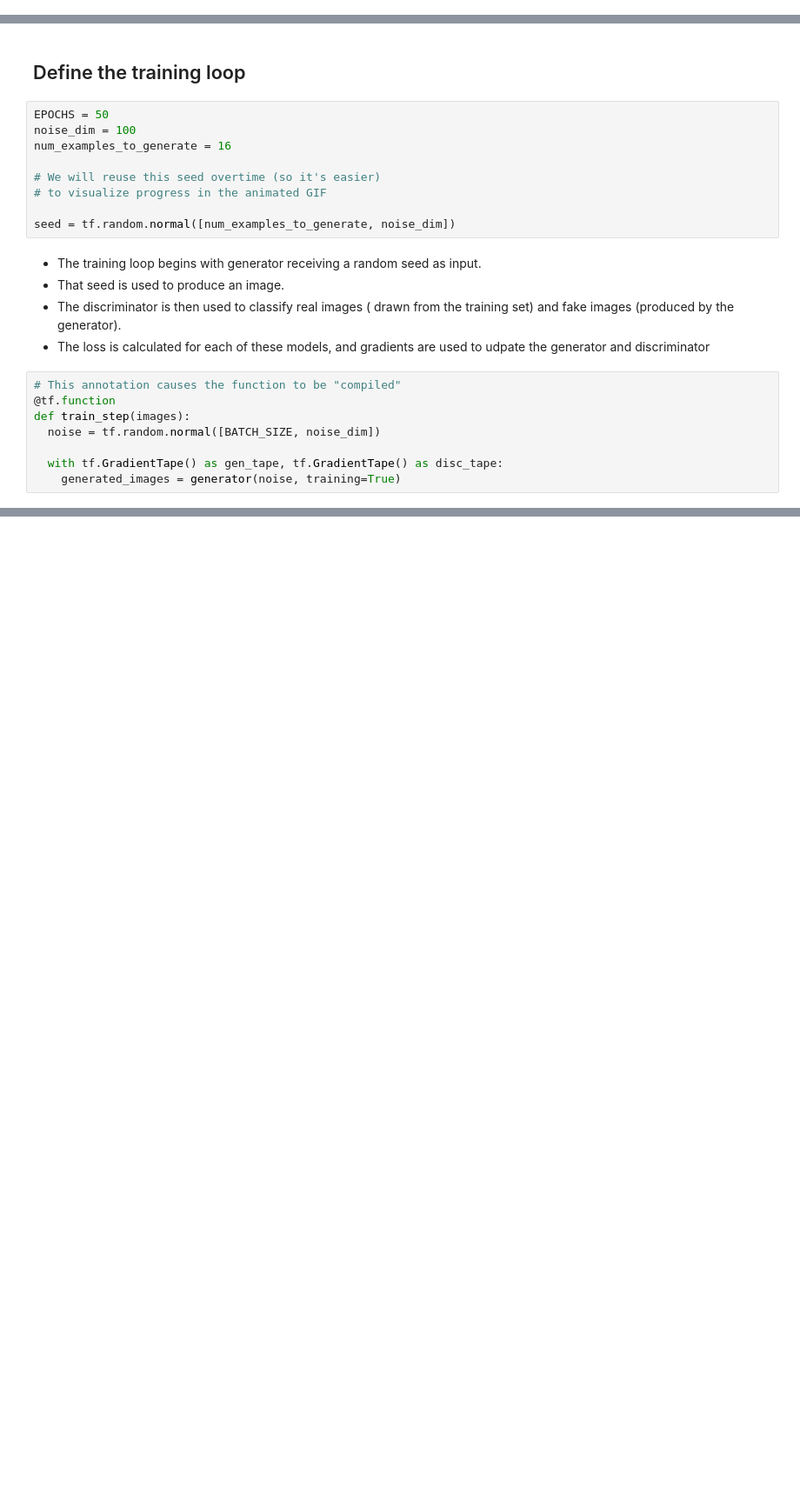
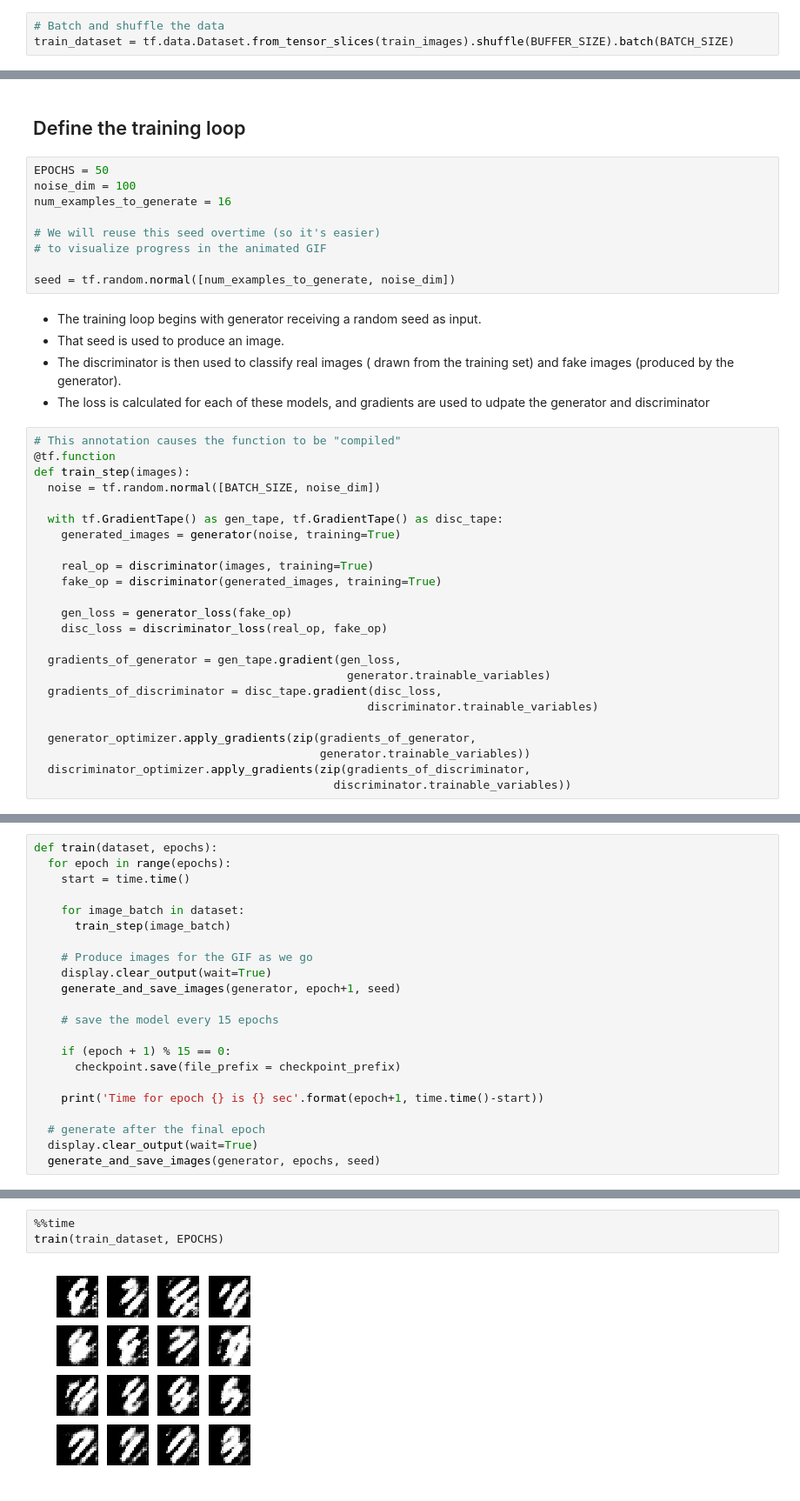
Before and after one commit to KaranKhirsariya/machine-learning, a Jupyter notebook: Deep_Conv_Generative_Adversial_Networks.ipynb, the cells around one changed output, grey strips where cells are left out. Shown at 87% size. Saved outputs shown, nothing was run; the diff lists cells and outputs as text; blank space fills up the shorter version.

```diff
--- a/Deep_Conv_Generative_Adversial_Networks.ipynb
+++ b/Deep_Conv_Generative_Adversial_Networks.ipynb
@@ -64,0 +60,3 @@ from IPython import display
+# %%
+# Batch and shuffle the data
+train_dataset = tf.data.Dataset.from_tensor_slices(train_images).shuffle(BUFFER_SIZE).batch(BATCH_SIZE)
@@ -191,3 +199,19 @@ def train_step(images):
 
   with tf.GradientTape() as gen_tape, tf.GradientTape() as disc_tape:
     generated_images = generator(noise, training=True)
+
+    real_op = discriminator(images, training=True)
+    fake_op = discriminator(generated_images, training=True)
+
+    gen_loss = generator_loss(fake_op)
+    disc_loss = discriminator_loss(real_op, fake_op)
+
+  gradients_of_generator = gen_tape.gradient(gen_loss,
+                                              generator.trainable_variables)
+  gradients_of_discriminator = disc_tape.gradient(disc_loss,
+                                                 discriminator.trainable_variables)
+
+  generator_optimizer.apply_gradients(zip(gradients_of_generator,
+                                          generator.trainable_variables))
+  discriminator_optimizer.apply_gradients(zip(gradients_of_discriminator,
+                                            discriminator.trainable_variables))
@@ -205,0 +218,22 @@ plt.show()
+# %%
+def train(dataset, epochs):
+  for epoch in range(epochs):
+    start = time.time()
+
+    for image_batch in dataset:
+      train_step(image_batch)
+
+    # Produce images for the GIF as we go
+    display.clear_output(wait=True)
+    generate_and_save_images(generator, epoch+1, seed)
+
+    # save the model every 15 epochs
+
+    if (epoch + 1) % 15 == 0:
+      checkpoint.save(file_prefix = checkpoint_prefix)
+
+    print('Time for epoch {} is {} sec'.format(epoch+1, time.time()-start))
+
+  # generate after the final epoch
+  display.clear_output(wait=True)
+  generate_and_save_images(generator, epochs, seed)
@@ -205,0 +263,5 @@ plt.show()
+# %%
+%%time
+train(train_dataset, EPOCHS)
+# %% [output]
+[figure, added]
```
Also changed, not shown: parts of 20 cells of this notebook.
